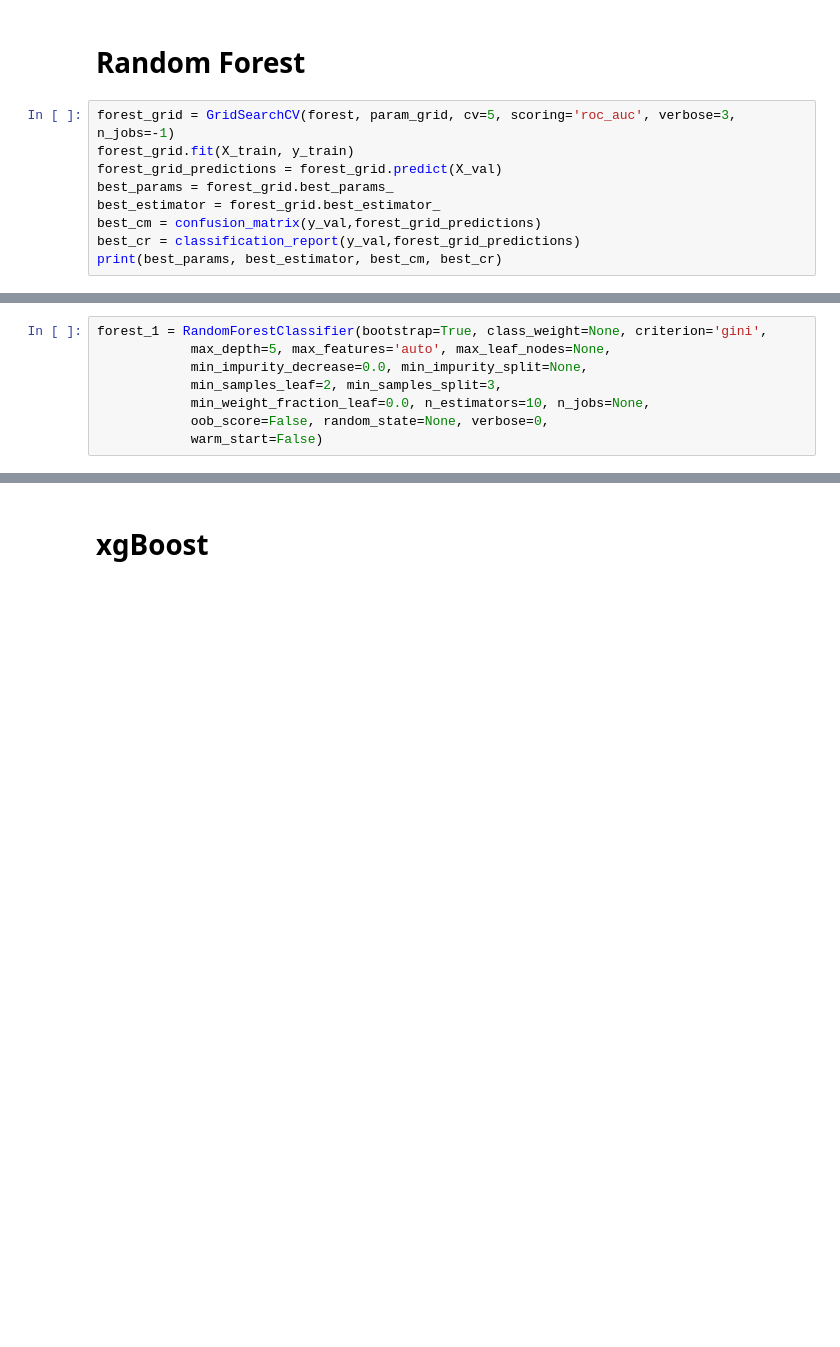
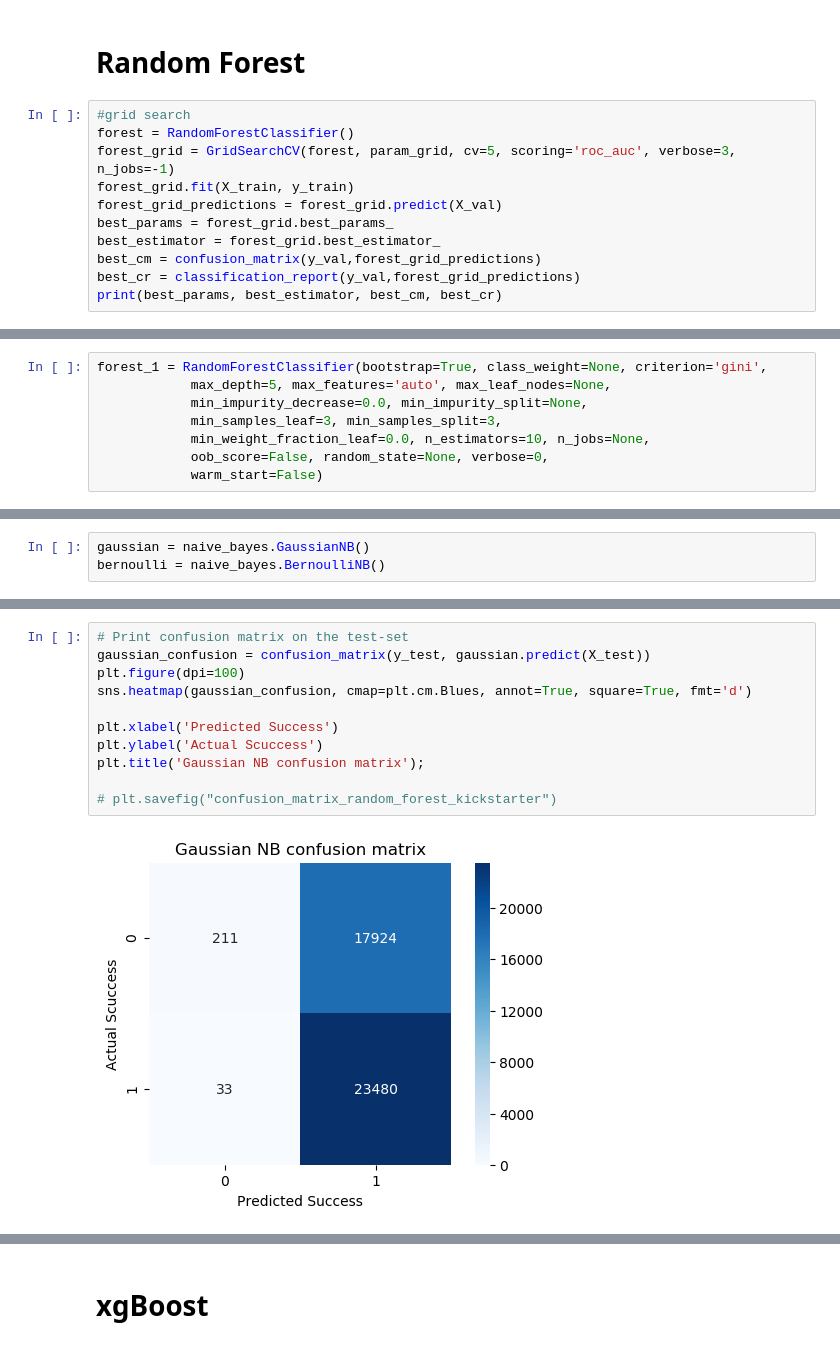
Before and after one commit to FahimehK/kick_Starter, a Jupyter notebook: cleaning 3.ipynb, the cells around one changed output, grey strips where cells are left out. Drawn from its saved outputs; the diff is of its cells as text; blank space fills up the shorter version.

```diff
--- a/cleaning 3.ipynb
+++ b/cleaning 3.ipynb
@@ -470,6 +514,8 @@ ROC AUC score =  0.7473932883205536
 # %% [markdown]
 # Random Forest
 # %%
+#grid search
+forest = RandomForestClassifier()
 forest_grid = GridSearchCV(forest, param_grid, cv=5, scoring='roc_auc', verbose=3, n_jobs=-1)
 forest_grid.fit(X_train, y_train)
 forest_grid_predictions = forest_grid.predict(X_val)
@@ -503,7 +551,7 @@ weighted avg       0.73      0.70      0.68     41648
 forest_1 = RandomForestClassifier(bootstrap=True, class_weight=None, criterion='gini',
             max_depth=5, max_features='auto', max_leaf_nodes=None,
             min_impurity_decrease=0.0, min_impurity_split=None,
-            min_samples_leaf=2, min_samples_split=3,
+            min_samples_leaf=3, min_samples_split=3,
             min_weight_fraction_leaf=0.0, n_estimators=10, n_jobs=None,
             oob_score=False, random_state=None, verbose=0,
             warm_start=False)
@@ -573,0 +602,3 @@ plt.show()
+# %%
+gaussian = naive_bayes.GaussianNB()
+bernoulli = naive_bayes.BernoulliNB()
@@ -573,0 +635,13 @@ plt.show()
+# %%
+# Print confusion matrix on the test-set
+gaussian_confusion = confusion_matrix(y_test, gaussian.predict(X_test))
+plt.figure(dpi=100)
+sns.heatmap(gaussian_confusion, cmap=plt.cm.Blues, annot=True, square=True, fmt='d')
+
+plt.xlabel('Predicted Success')
+plt.ylabel('Actual Scuccess')
+plt.title('Gaussian NB confusion matrix');
+
+# plt.savefig("confusion_matrix_random_forest_kickstarter")
+# %% [output]
+[figure, added]
```
Also changed, not shown: parts of 82 cells of this notebook, 9 other files.
